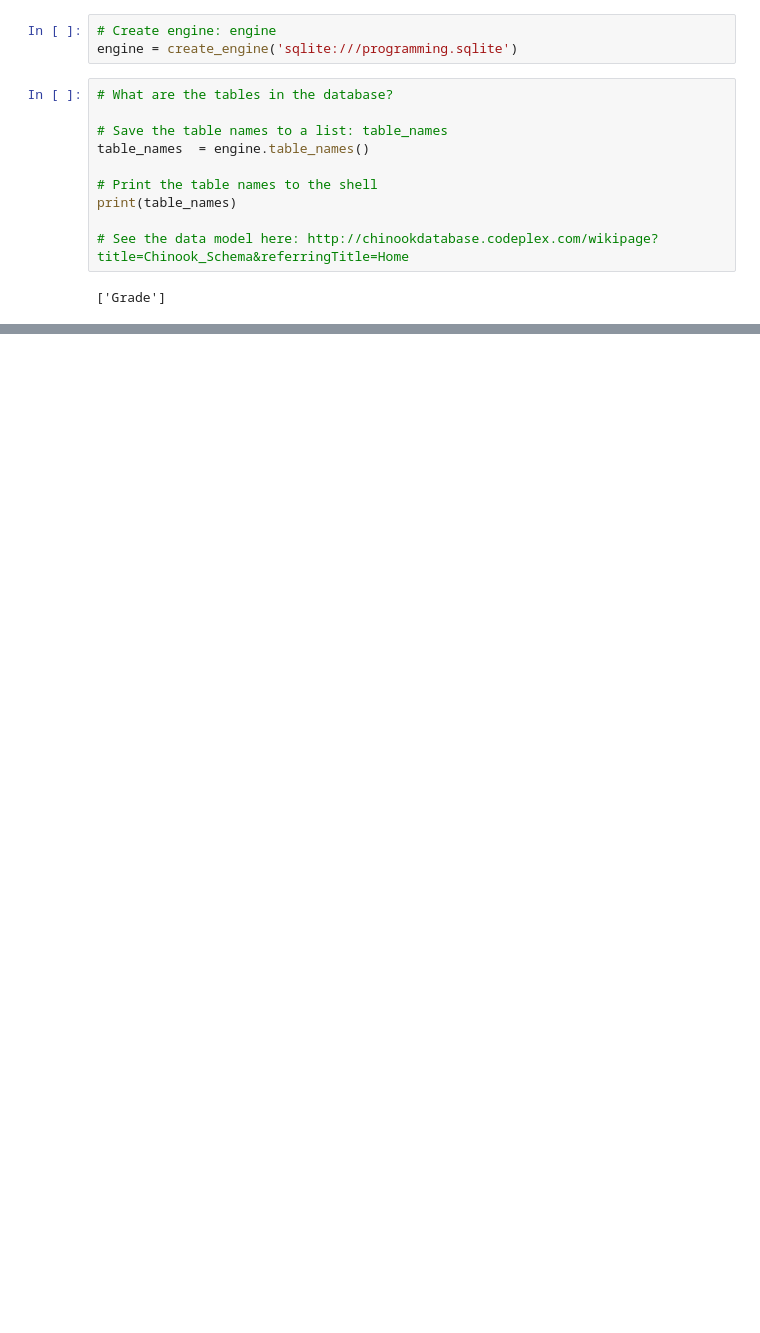
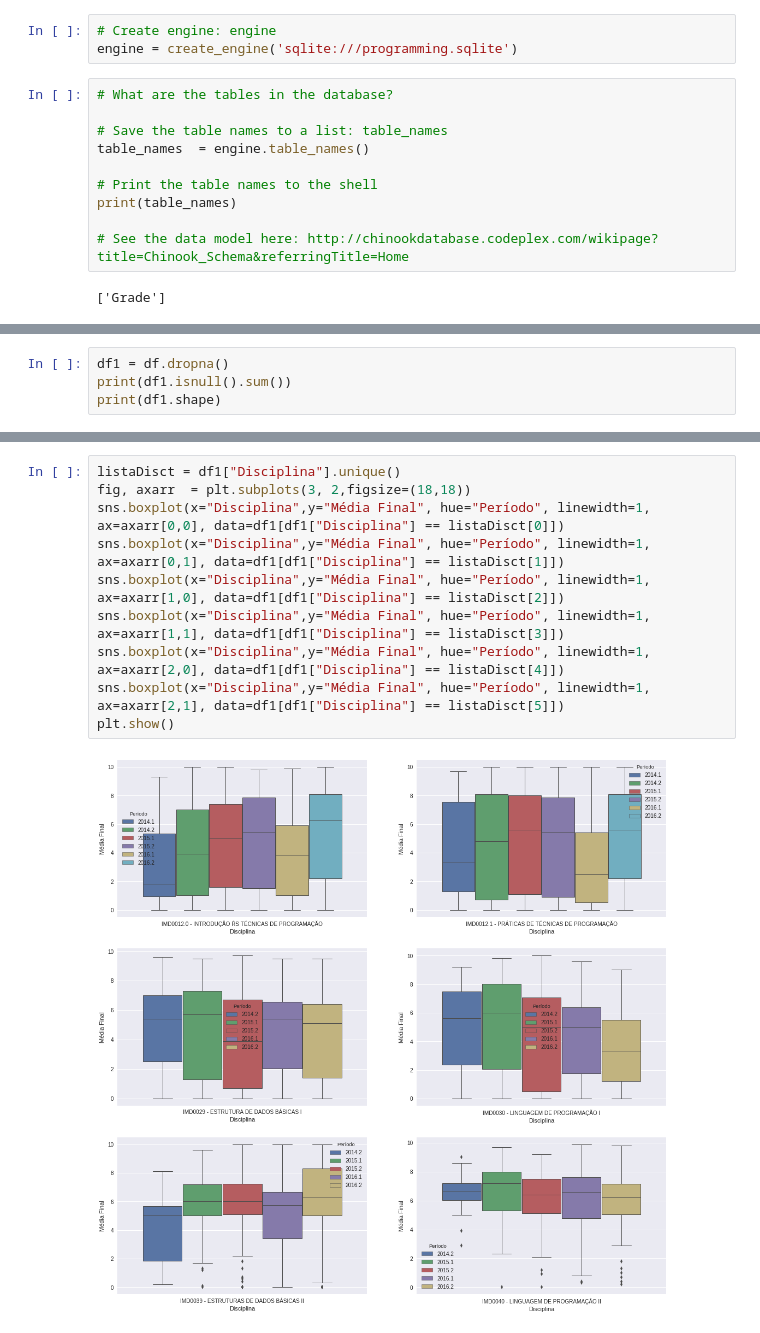
Before and after one commit to raivitor/Disc-Big-Data, a Jupyter notebook: Trabalho_Unidade_3/Atv_1/Programming_disciplines.ipynb, the cells around one changed output, grey strips where cells are left out. Drawn from its saved outputs; the diff is of its cells as text; blank space fills up the shorter version.

```diff
--- a/Trabalho_Unidade_3/Atv_1/Programming_disciplines.ipynb
+++ b/Trabalho_Unidade_3/Atv_1/Programming_disciplines.ipynb
@@ -132,0 +61,4 @@ KeyError: 'Unidade II'
+# %%
+df1 = df.dropna()
+print(df1.isnull().sum())
+print(df1.shape)
@@ -132,0 +79,12 @@ KeyError: 'Unidade II'
+# %%
+listaDisct = df1["Disciplina"].unique()
+fig, axarr  = plt.subplots(3, 2,figsize=(18,18))
+sns.boxplot(x="Disciplina",y="Média Final", hue="Período", linewidth=1, ax=axarr[0,0], data=df1[df1["Disciplina"] == listaDisct[0]])
+sns.boxplot(x="Disciplina",y="Média Final", hue="Período", linewidth=1, ax=axarr[0,1], data=df1[df1["Disciplina"] == listaDisct[1]])
+sns.boxplot(x="Disciplina",y="Média Final", hue="Período", linewidth=1, ax=axarr[1,0], data=df1[df1["Disciplina"] == listaDisct[2]])
+sns.boxplot(x="Disciplina",y="Média Final", hue="Período", linewidth=1, ax=axarr[1,1], data=df1[df1["Disciplina"] == listaDisct[3]])
+sns.boxplot(x="Disciplina",y="Média Final", hue="Período", linewidth=1, ax=axarr[2,0], data=df1[df1["Disciplina"] == listaDisct[4]])
+sns.boxplot(x="Disciplina",y="Média Final", hue="Período", linewidth=1, ax=axarr[2,1], data=df1[df1["Disciplina"] == listaDisct[5]])
+plt.show()
+# %% [output]
+[figure, added]
```
Also changed, not shown: parts of 23 cells of this notebook, 3 other files.
